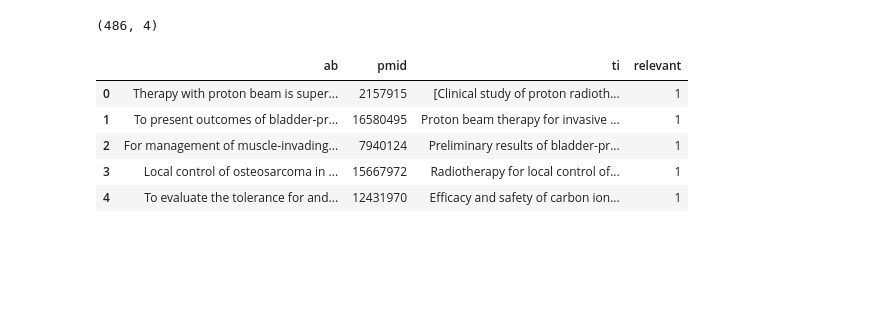
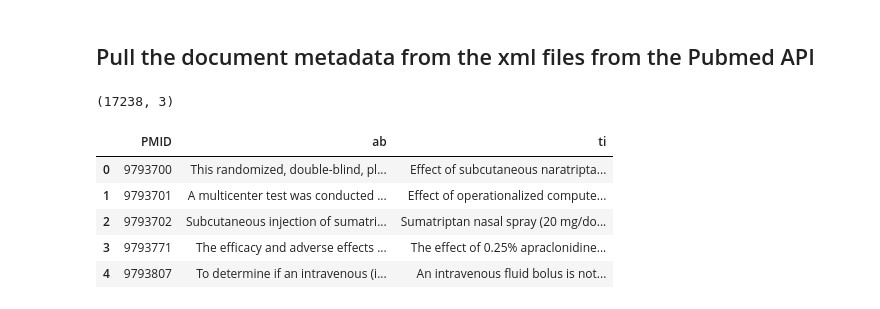
Before and after one commit to mcallaghan/rapid-screening, a Jupyter notebook: analysis/evaluation.ipynb, the cells around one changed output. Saved outputs shown, nothing was run; the diff lists cells and outputs as text; code cells hidden in the pictures; blank space fills up the shorter version.

Commit message:
first evaluations + cohen data

```diff
--- a/analysis/evaluation.ipynb
+++ b/analysis/evaluation.ipynb
@@ -5,18 +0,0 @@ import rapid_review as rr
-# %%
-df_included = rr.parse_pmxml('../data/pbr_included.xml')
-df_included['relevant'] = 1
-
-df_excluded = rr.parse_pmxml('../data/pbr_excluded.xml')
-df_excluded['relevant'] = 0
-
-df = pd.concat([df_included,df_excluded])
-print(df.shape)
-df.head()
-# %% [output]
-(486, 4)
-|  | ab | pmid | ti | relevant |
-| 0 | Therapy with proton beam is super... | 2157915 | [Clinical study of proton radioth... | 1 |
-| 1 | To present outcomes of bladder-pr... | 16580495 | Proton beam therapy for invasive ... | 1 |
-| 2 | For management of muscle-invading... | 7940124 | Preliminary results of bladder-pr... | 1 |
-| 3 | Local control of osteosarcoma in ... | 15667972 | Radiotherapy for local control of... | 1 |
-| 4 | To evaluate the tolerance for and... | 12431970 | Efficacy and safety of carbon ion... | 1 |
@@ -22,0 +9,24 @@ df.head()
+# %% [markdown]
+## Pull the document metadata from the xml files from the Pubmed API
+# %%
+document_index = None
+
+for fpath in os.listdir('../data/'):
+    if "cohen_all" in fpath:
+        ndf = rr.parse_pmxml(f'../data/{fpath}')
+    if document_index is None:
+        document_index = ndf
+    else:
+        document_index = pd.concat([document_index,ndf])
+
+document_index = document_index.drop_duplicates()
+print(document_index.shape)
+document_index.head()
+# %% [output]
+(17238, 3)
+|  | PMID | ab | ti |
+| 0 | 9793700 | This randomized, double-blind, pl... | Effect of subcutaneous naratripta... |
+| 1 | 9793701 | A multicenter test was conducted ... | Effect of operationalized compute... |
+| 2 | 9793702 | Subcutaneous injection of sumatri... | Sumatriptan nasal spray (20 mg/do... |
+| 3 | 9793771 | The efficacy and adverse effects ... | The effect of 0.25% apraclonidine... |
+| 4 | 9793807 | To determine if an intravenous (i... | An intravenous fluid bolus is not... |
```
Also changed, not shown: parts of 14 cells of this notebook, 5 other files.
